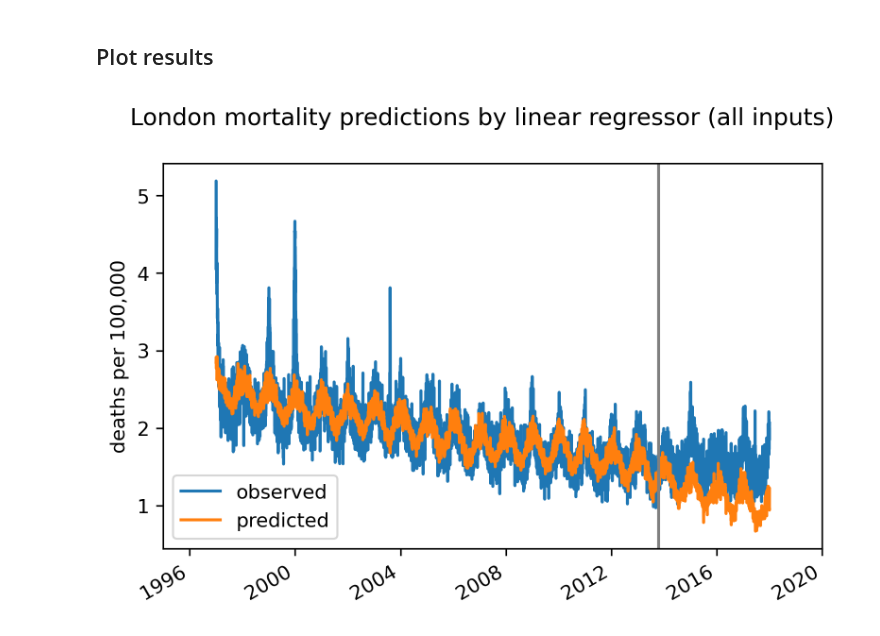
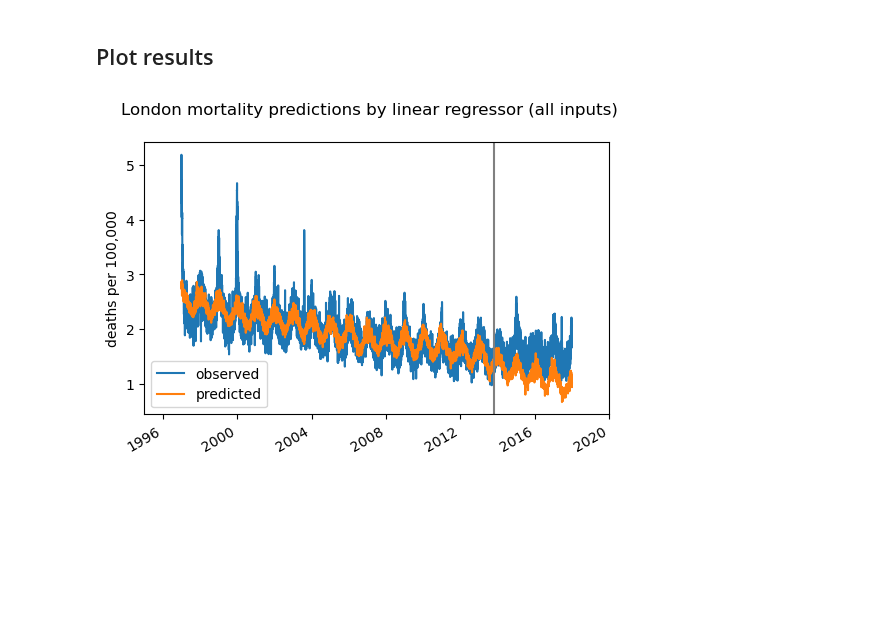
Before and after one commit to michellewl/AQmortality, a Jupyter notebook: mortality_model/regional_regression.ipynb, the cells around one changed output. Cells and saved outputs as stored; diff of their text form; code cells hidden in the pictures; blank space fills up the shorter version.

```diff
--- a/mortality_model/regional_regression.ipynb
+++ b/mortality_model/regional_regression.ipynb
@@ -42,7 +43,8 @@ config = {
     "spatial_resolution": "regional",
     "temporal_resolution": "daily",
     "input_artifacts": ["laqn-regional", "met-resample"], #, "income-regional"
-    "met_variables": ["temperature"] # Set to False if excluding meteorology
+    "met_variables": ["temperature"], # Set to False if excluding meteorology
+    "target_shift": 1 # Time lag for target variable
     }
 
 plot_title_model = "(excluding income)"
@@ -137,16 +128,16 @@ for subset in subsets:
     subset_df = pd.DataFrame(index=pd.DatetimeIndex(data_dict[f"{subset}_dates"]), data={"observed":data_dict[f"y_{subset}"], "predicted":data_dict[f"y_{subset}_predict"]})
     df = subset_df.copy() if df.empty else df.append(subset_df)
 # %%
-plt.figure(figsize=(6,4), dpi=300)
+plt.figure(figsize=(6,4), dpi=100)
 df["observed"].plot()
 df["predicted"].plot()
 plt.axvline(data_dict["train_dates"].max(), color="grey")
 plt.axvline(data_dict["validat_dates"].max(), color="grey") if config["val_size"] else None
 plt.legend()
 plt.ylabel("deaths per 100,000")
 plt.xlim(dt(year=1995, month=1, day=1), dt(year=2020, month=1, day=1))
 model_title = config["architecture"].replace("_", " ")
 plt.suptitle(f"London mortality predictions by {model_title} {plot_title_model}")
 plt.show()
 # %% [output]
-[figure, old version]
+[figure, new version]
```
Also changed, not shown: parts of 4 cells of this notebook, 1 other file.
